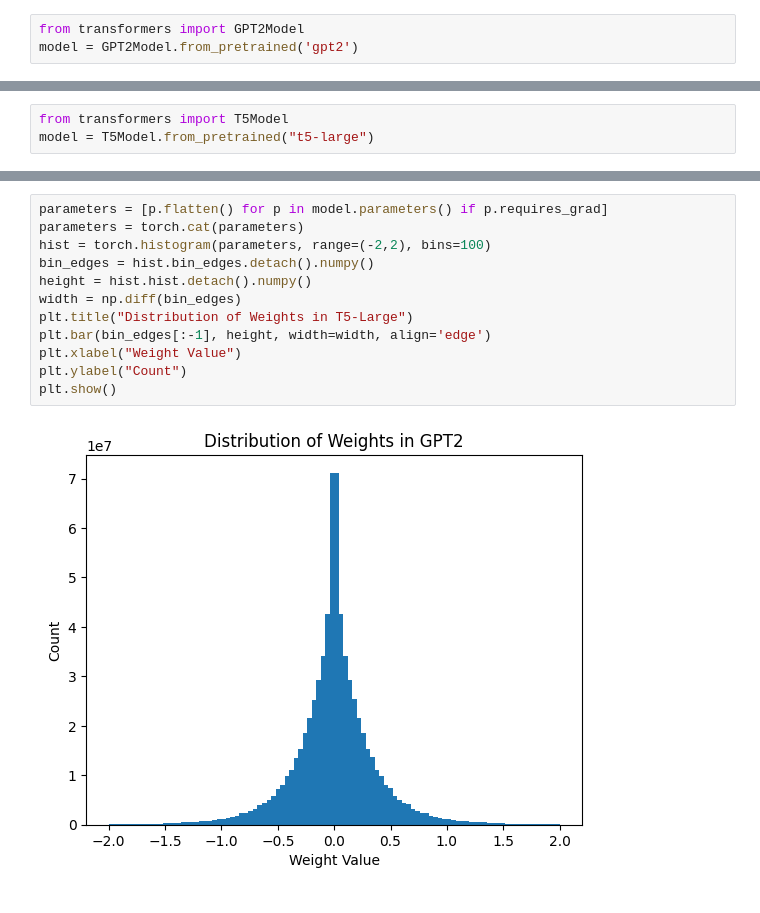
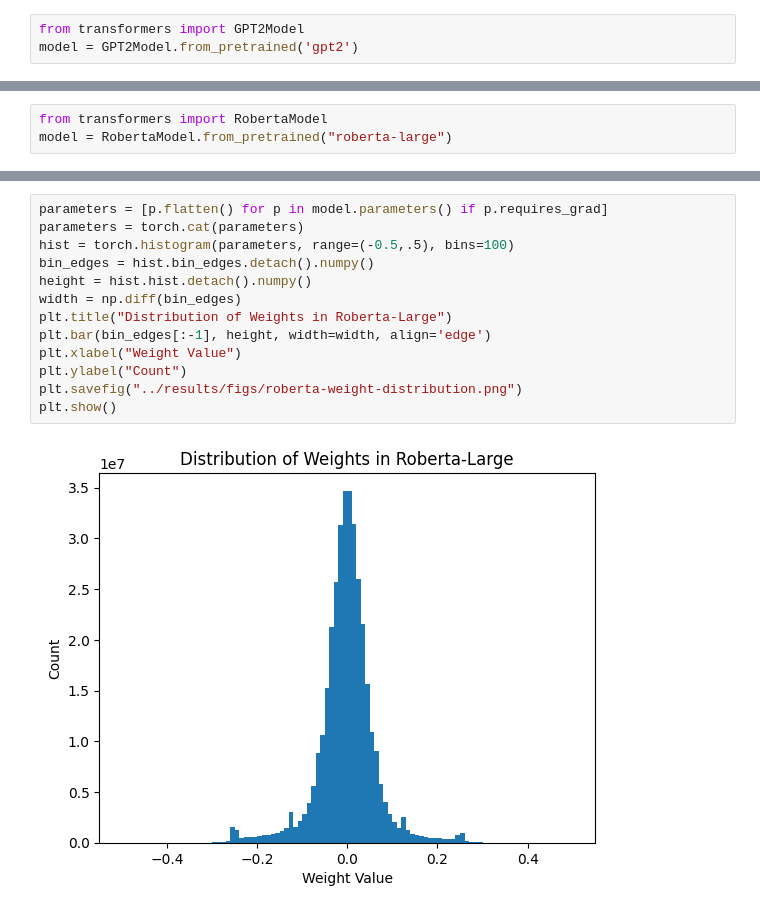
Before and after one commit to AK2000/llm-sparsification-alokvk2, a Jupyter notebook: src/Model Visualization.ipynb, the cells around one changed output, grey strips where cells are left out. Drawn from its saved outputs; the diff is of its cells as text.

```diff
--- a/src/Model Visualization.ipynb
+++ b/src/Model Visualization.ipynb
@@ -51,5 +70,5 @@ plt.show()
 # %% [output]
 [figure]
 # %%
-from transformers import T5Model
-model = T5Model.from_pretrained("t5-large")
+from transformers import RobertaModel
+model = RobertaModel.from_pretrained("roberta-large")
@@ -56,17 +79,18 @@ model = T5Model.from_pretrained("t5-large")
 # %%
 parameters = [p.flatten() for p in model.parameters() if p.requires_grad]
 parameters = torch.cat(parameters)
-hist = torch.histogram(parameters, range=(-2,2), bins=100)
+hist = torch.histogram(parameters, range=(-0.5,.5), bins=100)
 bin_edges = hist.bin_edges.detach().numpy()
 height = hist.hist.detach().numpy()
 width = np.diff(bin_edges)
-plt.title("Distribution of Weights in T5-Large")
+plt.title("Distribution of Weights in Roberta-Large")
 plt.bar(bin_edges[:-1], height, width=width, align='edge')
 plt.xlabel("Weight Value")
 plt.ylabel("Count")
+plt.savefig("../results/figs/roberta-weight-distribution.png")
 plt.show()
 # %% [output]
-[figure, old version]
+[figure, new version]
 # %%
 thresholds = np.linspace(0, -10, 20)
 counts = np.zeros_like(thresholds)
```
Also changed, not shown: parts of 16 cells of this notebook, 11 other files.
